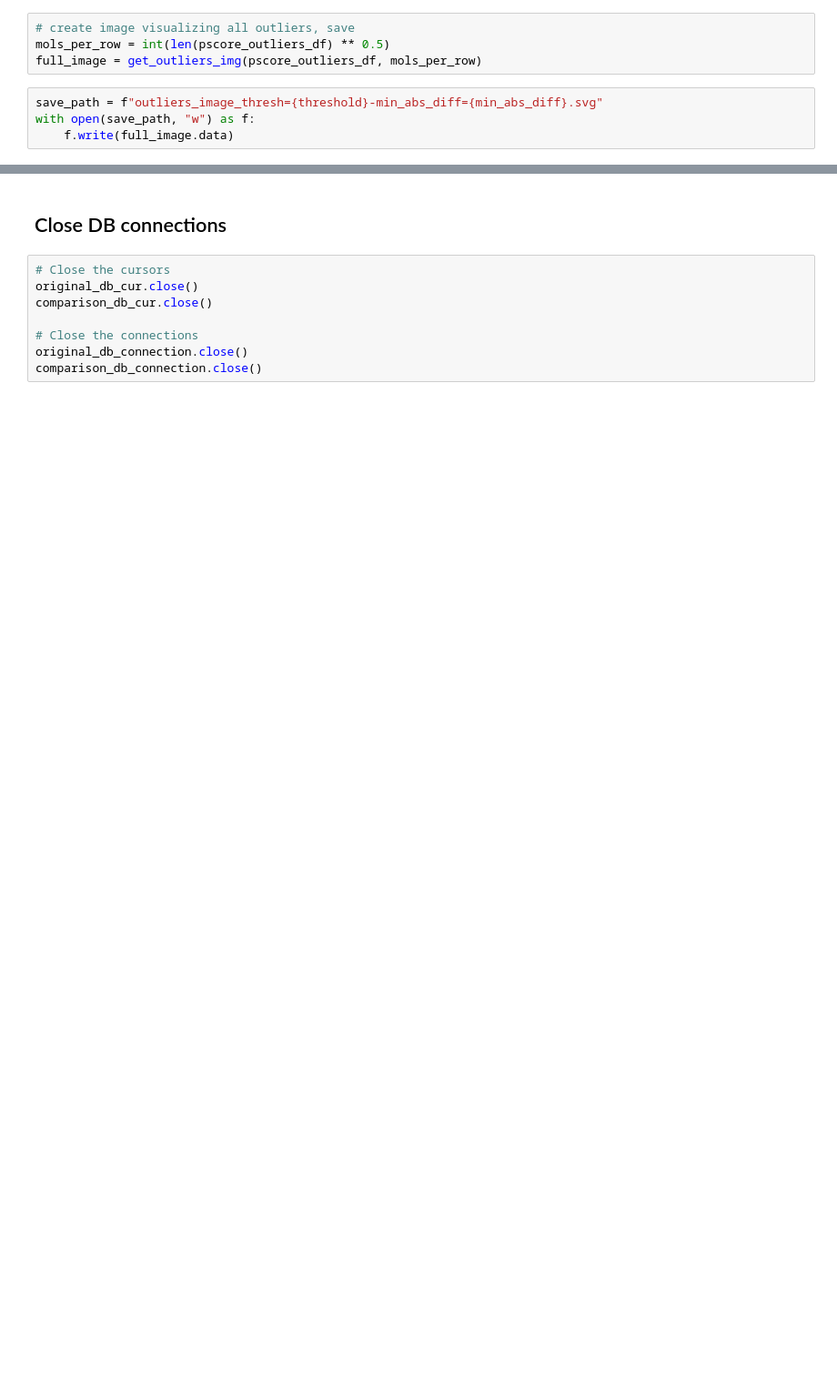
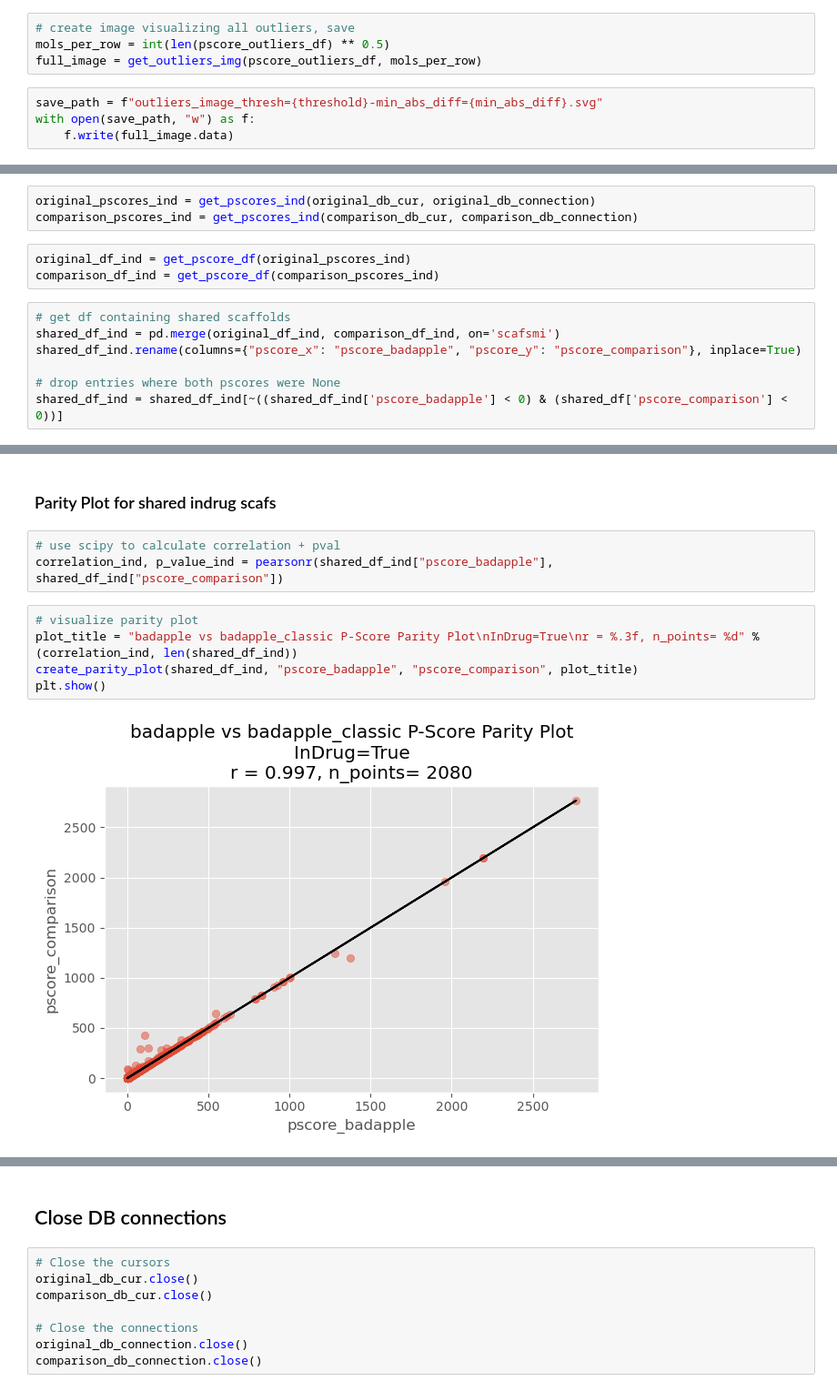
Before and after one commit to unmtransinfo/Badapple2, a Jupyter notebook: badapple1_comparison/src/notebooks/score_comparison.ipynb, the cells around one changed output, grey strips where cells are left out. Shown at 91% size. Saved outputs shown, nothing was run; the diff lists cells and outputs as text; blank space fills up the shorter version.

```diff
--- a/badapple1_comparison/src/notebooks/score_comparison.ipynb
+++ b/badapple1_comparison/src/notebooks/score_comparison.ipynb
@@ -192,0 +264,13 @@ with open(save_path, "w") as f:
+# %%
+original_pscores_ind = get_pscores_ind(original_db_cur, original_db_connection)
+comparison_pscores_ind = get_pscores_ind(comparison_db_cur, comparison_db_connection)
+# %%
+original_df_ind = get_pscore_df(original_pscores_ind)
+comparison_df_ind = get_pscore_df(comparison_pscores_ind)
+# %%
+# get df containing shared scaffolds
+shared_df_ind = pd.merge(original_df_ind, comparison_df_ind, on='scafsmi')
+shared_df_ind.rename(columns={"pscore_x": "pscore_badapple", "pscore_y": "pscore_comparison"}, inplace=True)
+
+# drop entries where both pscores were None
+shared_df_ind = shared_df_ind[~((shared_df_ind['pscore_badapple'] < 0) & (shared_df['pscore_comparison'] < 0))]
@@ -192,0 +293,12 @@ with open(save_path, "w") as f:
+# %% [markdown]
+### Parity Plot for shared indrug scafs
+# %%
+# use scipy to calculate correlation + pval
+correlation_ind, p_value_ind = pearsonr(shared_df_ind["pscore_badapple"], shared_df_ind["pscore_comparison"])
+# %%
+# visualize parity plot
+plot_title = "badapple vs badapple_classic P-Score Parity Plot\nInDrug=True\nr = %.3f, n_points= %d" % (correlation_ind, len(shared_df_ind))
+create_parity_plot(shared_df_ind, "pscore_badapple", "pscore_comparison", plot_title)
+plt.show()
+# %% [output]
+[figure, added]
```
Also changed, not shown: parts of 16 cells of this notebook.
